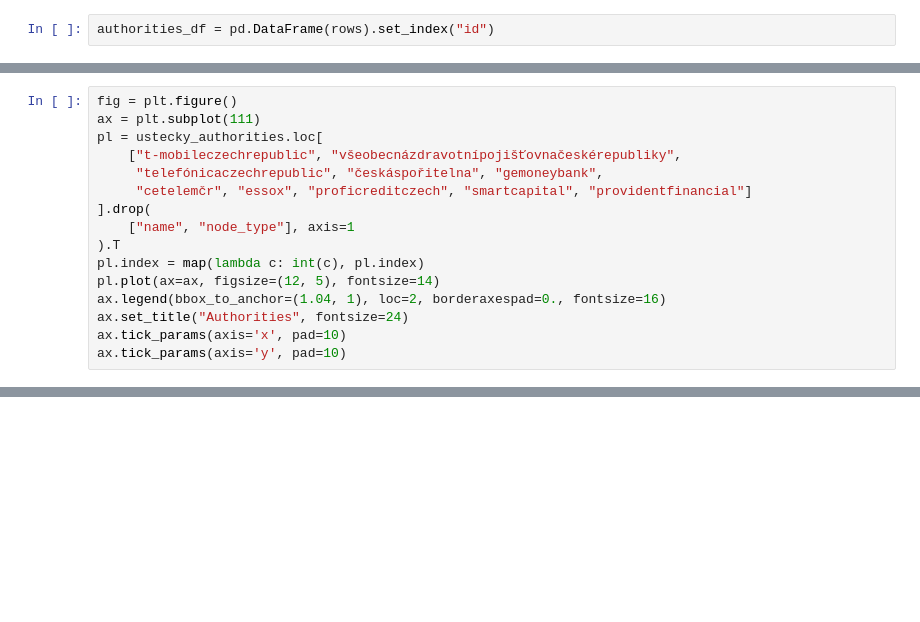
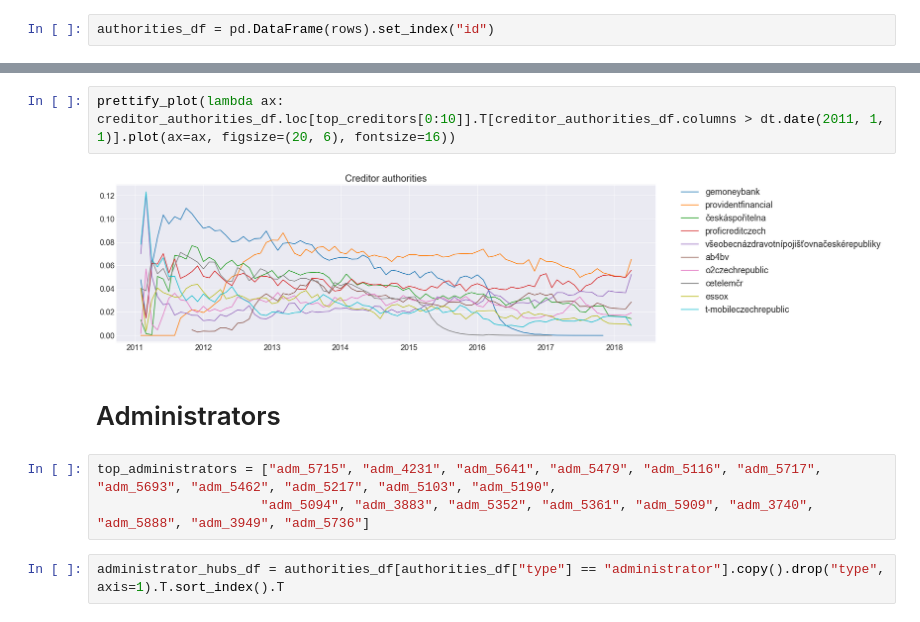
Before and after one commit to zviri/GraphSlicesExperiments, a Jupyter notebook: HITSExperimentOverlappingIntervals.ipynb, the cells around one changed output, grey strips where cells are left out. Drawn from its saved outputs; the diff is of its cells as text; blank space fills up the shorter version.

```diff
--- a/HITSExperimentOverlappingIntervals.ipynb
+++ b/HITSExperimentOverlappingIntervals.ipynb
@@ -70,16 +56,0 @@ ustecky_authorities = pd.read_table(u"./data/Ústeckýkraj_authorities.tsv").set
-# %%
-fig = plt.figure()
-ax = plt.subplot(111)
-pl = ustecky_authorities.loc[
-    ["t-mobileczechrepublic", "všeobecnázdravotnípojišťovnačeskérepubliky",
-     "telefónicaczechrepublic", "českáspořitelna", "gemoneybank",
-     "cetelemčr", "essox", "proficreditczech", "smartcapital", "providentfinancial"]
-].drop(
-    ["name", "node_type"], axis=1
-).T
-pl.index = map(lambda c: int(c), pl.index)
-pl.plot(ax=ax, figsize=(12, 5), fontsize=14)
-ax.legend(bbox_to_anchor=(1.04, 1), loc=2, borderaxespad=0., fontsize=16)
-ax.set_title("Authorities", fontsize=24)
-ax.tick_params(axis='x', pad=10)
-ax.tick_params(axis='y', pad=10)
@@ -87,0 +57,11 @@ ax.tick_params(axis='y', pad=10)
+# %%
+prettify_plot(lambda ax: creditor_authorities_df.loc[top_creditors[0:10]].T[creditor_authorities_df.columns > dt.date(2011, 1, 1)].plot(ax=ax, figsize=(20, 6), fontsize=16))
+# %% [output]
+[figure, added]
+# %% [markdown]
+# Administrators
+# %%
+top_administrators = ["adm_5715", "adm_4231", "adm_5641", "adm_5479", "adm_5116", "adm_5717", "adm_5693", "adm_5462", "adm_5217", "adm_5103", "adm_5190",
+                     "adm_5094", "adm_3883", "adm_5352", "adm_5361", "adm_5909", "adm_3740", "adm_5888", "adm_3949", "adm_5736"]
+# %%
+administrator_hubs_df = authorities_df[authorities_df["type"] == "administrator"].copy().drop("type", axis=1).T.sort_index().T
```
Also changed, not shown: parts of 16 cells of this notebook, 3 other files.
